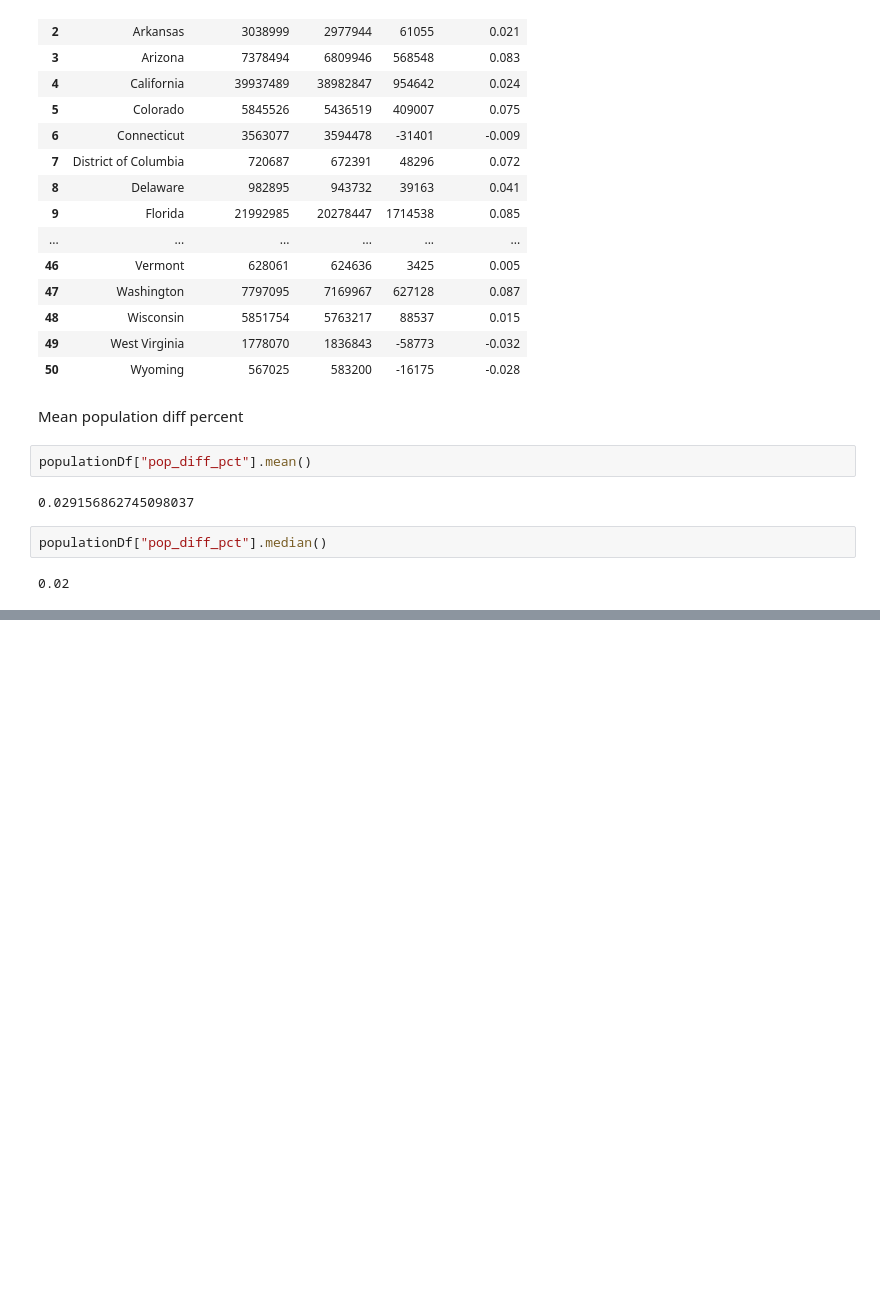
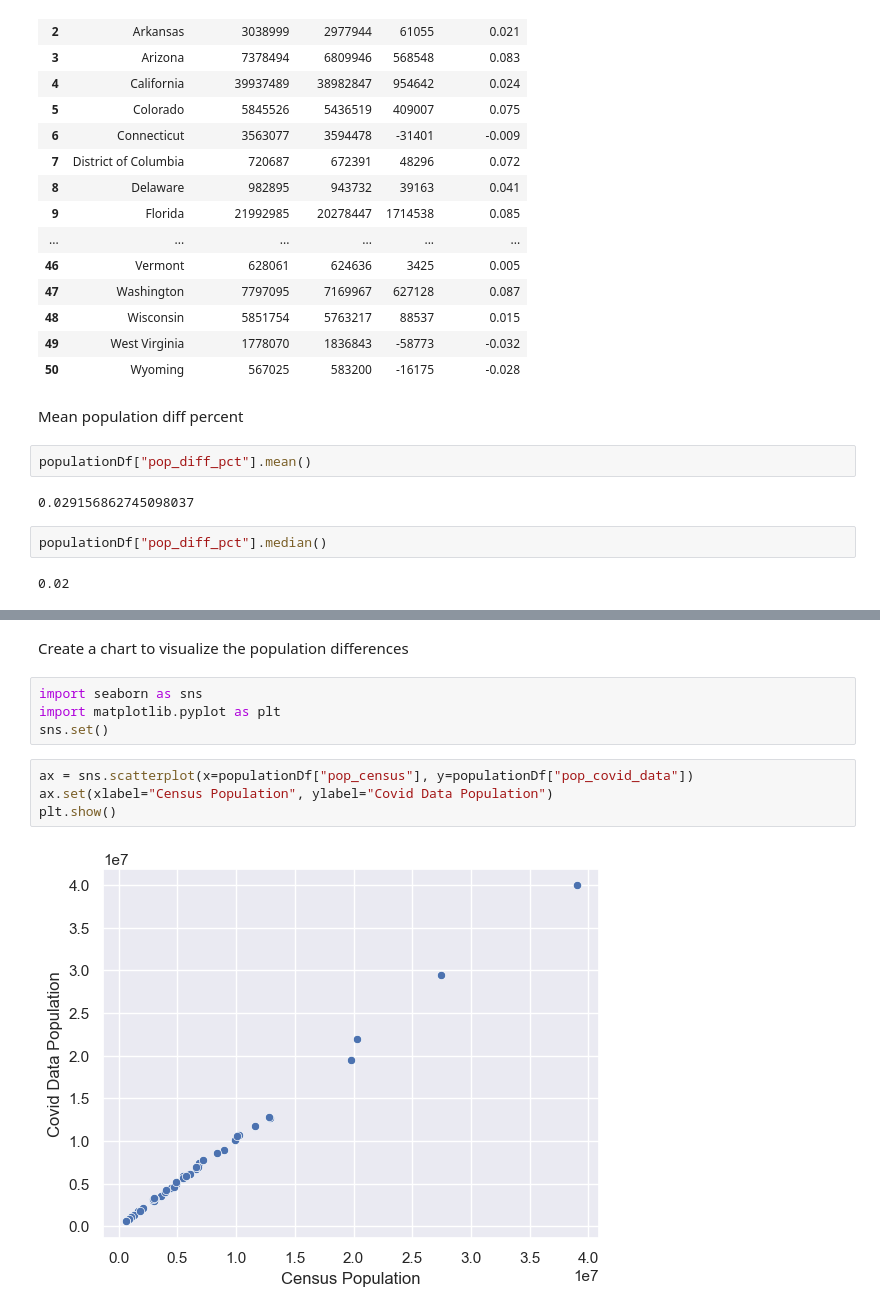
Before and after one commit to jperkins12/data-ingest-demo, a Jupyter notebook: notebooks/demo_analysis.ipynb, the cells around one changed output, grey strips where cells are left out. Drawn from its saved outputs; the diff is of its cells as text; blank space fills up the shorter version.

Commit message:
add plot to notebook

```diff
--- a/notebooks/demo_analysis.ipynb
+++ b/notebooks/demo_analysis.ipynb
@@ -130,0 +163,12 @@ populationDf["pop_diff_pct"].median()
+# %% [markdown]
+Create a chart to visualize the population differences
+# %%
+import seaborn as sns
+import matplotlib.pyplot as plt
+sns.set()
+# %%
+ax = sns.scatterplot(x=populationDf["pop_census"], y=populationDf["pop_covid_data"])
+ax.set(xlabel="Census Population", ylabel="Covid Data Population")
+plt.show()
+# %% [output]
+[figure, added]
```
Also changed, not shown: parts of 7 cells of this notebook, 2 other files.
